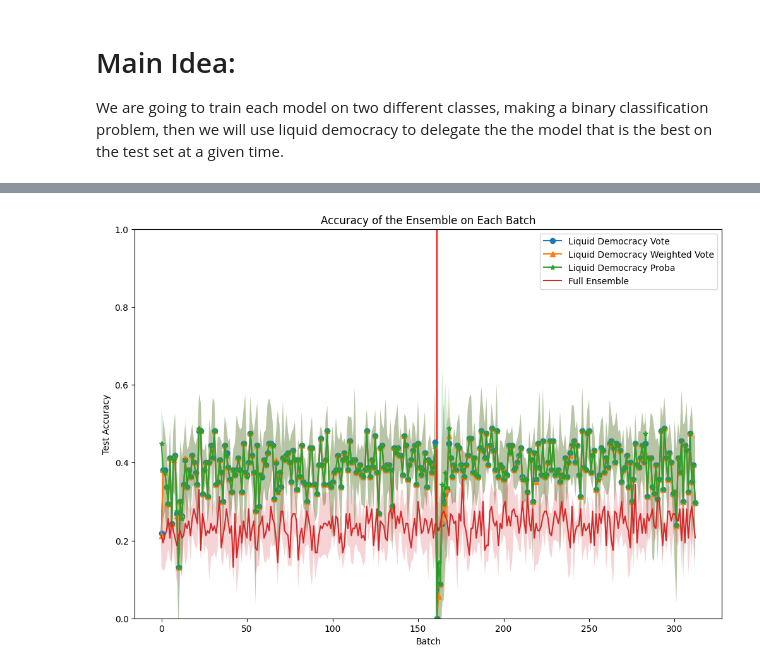
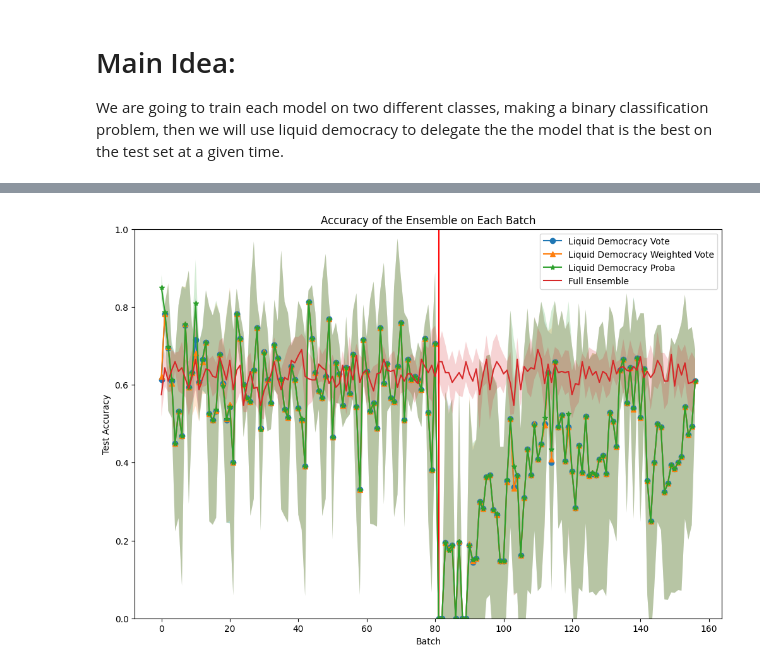
Before and after one commit to cartgr/banditLiquidDem, a Jupyter notebook: covariate_shift/fixed_clfs_multi_class.ipynb, the cells around one changed output, grey strips where cells are left out. Saved outputs shown, nothing was run; the diff lists cells and outputs as text; code cells hidden in the pictures.

```diff
--- a/covariate_shift/fixed_clfs_multi_class.ipynb
+++ b/covariate_shift/fixed_clfs_multi_class.ipynb
@@ -497,28 +211,16 @@ print(delegation_mechanism.delegations)
 # %%
-# plot the accuracy of the ensemble on each batch
-
-split = len(loader_test_04)
-# split_23 = len(loader_test_01) + len(loader_test_23)
-# split_45 = len(loader_test_01) + len(loader_test_23) + len(loader_test_45)
-# split_67 = len(loader_test_01) + len(loader_test_23) + len(loader_test_45) + len(loader_test_67)
-# split_89 = len(loader_test_01) + len(loader_test_23) + len(loader_test_45) + len(loader_test_67) + len(loader_test_89)
+# Plot test accuracy on the first set of digits
 
 plt.figure(figsize=(12, 8))
-
-# plt.axvline(x=split_01, color="r")
-# plt.axvline(x=split_23, color="r")
-# plt.axvline(x=split_45, color="r")
-# plt.axvline(x=split_67, color="r")
-# plt.axvline(x=split_89, color="r")
-
-plt.axvline(x=split, color="r")
+for split in ensemble.test_split_indices[:-1]:
+    plt.axvline(x=split, color="r")
 
 plt.plot(liquid_dem_vote_accs, marker="o", label="Liquid Democracy Vote")
 plt.plot(
     liquid_dem_weighted_vote_accs, marker="^", label="Liquid Democracy Weighted Vote"
 )
 plt.plot(liquid_dem_proba_accs, marker="*", label="Liquid Democracy Proba")
-plt.plot(full_ensembel_accs, label="Full Ensemble")
+plt.plot(full_ensemble_accs, label="Full Ensemble")
 plt.xlabel("Batch")
 plt.ylabel("Test Accuracy")
 plt.title("Accuracy of the Ensemble on Each Batch")
@@ -605,40 +307,20 @@ all_liquid_dem_proba_accs = []
 all_full_ensembel_accs = []
 
 for i in range(num_experiments):
-    test_indices_04 = [i for i, label in enumerate(mnist_test.targets) if label <= 4]
-    test_indices_59 = [i for i, label in enumerate(mnist_test.targets) if label >= 5]
 
-    subset_test_04 = Subset(mnist_test, test_indices_04)
-    subset_test_59 = Subset(mnist_test, test_indices_59)
+    test_loader, split_indices = ensemble.prepare_test_loaders()
 
-    loader_test_04 = DataLoader(
-        subset_test_04,
-        batch_size=32,
-        shuffle=True,
-    )
-    loader_test_59 = DataLoader(
-        subset_test_59,
-        batch_size=32,
-        shuffle=True,
-    )
-
-    loader_test_04 = list(loader_test_04)
-    loader_test_59 = list(loader_test_59)
-
-    test_loader = loader_test_04 + loader_test_59
-
-    voters = [Voter(model, i) for i, model in enumerate(models)]
-    delegation_mechanism = DelegationMechanism()
+    voters = [ens.Voter(model, i) for i, model in enumerate(models)]
+    delegation_mechanism = ens.DelegationMechanism(batch_size=batch_size, window_size=20)
 
     liquid_dem_proba_accs = []
     liquid_dem_vote_accs = []
     liquid_dem_weighted_vote_accs = []
-    full_ensembel_accs = []
+    full_ensemble_accs = []
 
-    # No warm start
-
-    for data, target in tqdm(test_loader):
-        data, target = data.to(device), target.to(device)
+    # Do predictions/delegations for all batches in training set
+    for batch_idx, (data, target) in tqdm(enumerate(test_loader)):
+        data, target = data.to(ensemble.device), target.to(ensemble.device)
 
         gurus = delegation_mechanism.get_gurus(voters)
         # print(len(gurus))
@@ -647,16 +329,13 @@ for i in range(num_experiments):
             # print(guru.CI)
             predictions = guru.predict(data)
 
-            # print(predictions.shape)
-            # print(predictions)
-            # print(target.shape)
-
             point_wise_accuracies = (predictions == target).float().tolist()
             guru.accuracy.extend(point_wise_accuracies)
 
             guru.batch_accuracies.append(
                 sum(point_wise_accuracies) / len(point_wise_accuracies)
             )
+            guru.batch_accuracies_dict[batch_idx] = guru.batch_accuracies[-1]   # store accuracy on each single batch
 
         # get all of the gurus to predict then take the majority vote
         liquid_dem_preds = []
@@ -708,7 +387,7 @@ for i in range(num_experiments):
         # Apply the custom majority vote
         full_ensemble_preds = custom_majority_vote(full_ensemble_preds)
 
-        full_ensembel_accs.append((full_ensemble_preds == target).float().mean().item())
+        full_ensemble_accs.append((full_ensemble_preds == target).float().mean().item())
 
         # print(delegation_mechanism.delegations)
 
@@ -723,7 +402,7 @@ for i in range(num_experiments):
     all_liquid_dem_vote_accs.append(liquid_dem_vote_accs)
     all_liquid_dem_weighted_vote_accs.append(liquid_dem_weighted_vote_accs)
     all_liquid_dem_proba_accs.append(liquid_dem_proba_accs)
-    all_full_ensembel_accs.append(full_ensembel_accs)
+    all_full_ensembel_accs.append(full_ensemble_accs)
 
 all_liquid_dem_vote_accs = np.array(all_liquid_dem_vote_accs)
 all_liquid_dem_weighted_vote_accs = np.array(all_liquid_dem_weighted_vote_accs)
@@ -739,14 +418,14 @@ liquid_dem_weighted_vote_accs_std = np.std(all_liquid_dem_weighted_vote_accs, ax
 liquid_dem_proba_accs_mean = np.mean(all_liquid_dem_proba_accs, axis=0)
 liquid_dem_proba_accs_std = np.std(all_liquid_dem_proba_accs, axis=0)
 
-full_ensembel_accs_mean = np.mean(all_full_ensembel_accs, axis=0)
-full_ensembel_accs_std = np.std(all_full_ensembel_accs, axis=0)
+full_ensemble_accs_mean = np.mean(all_full_ensembel_accs, axis=0)
+full_ensemble_accs_std = np.std(all_full_ensembel_accs, axis=0)
 
-split = len(loader_test_04)
 
 plt.figure(figsize=(12, 8))
+for split in split_indices[:-1]:
+    plt.axvline(x=split, color="r")
 
-plt.axvline(x=split, color="r")
 
 plt.plot(liquid_dem_vote_accs_mean, marker="o", label="Liquid Democracy Vote")
 plt.fill_between(
@@ -763,38 +442,38 @@ plt.plot(
 )
 plt.fill_between(
     range(len(liquid_dem_weighted_vote_accs_mean)),
     liquid_dem_weighted_vote_accs_mean - liquid_dem_weighted_vote_accs_std,
     liquid_dem_weighted_vote_accs_mean + liquid_dem_weighted_vote_accs_std,
     alpha=0.2,
 )
 
 plt.plot(liquid_dem_proba_accs_mean, marker="*", label="Liquid Democracy Proba")
 plt.fill_between(
     range(len(liquid_dem_proba_accs_mean)),
     liquid_dem_proba_accs_mean - liquid_dem_proba_accs_std,
     liquid_dem_proba_accs_mean + liquid_dem_proba_accs_std,
     alpha=0.2,
 )
 
-plt.plot(full_ensembel_accs_mean, label="Full Ensemble")
+plt.plot(full_ensemble_accs_mean, label="Full Ensemble")
 plt.fill_between(
-    range(len(full_ensembel_accs_mean)),
-    full_ensembel_accs_mean - full_ensembel_accs_std,
-    full_ensembel_accs_mean + full_ensembel_accs_std,
+    range(len(full_ensemble_accs_mean)),
+    full_ensemble_accs_mean - full_ensemble_accs_std,
+    full_ensemble_accs_mean + full_ensemble_accs_std,
     alpha=0.2,
 )
 
 plt.xlabel("Batch")
 plt.ylabel("Test Accuracy")
 
 # set lower y limit to 0
 plt.ylim(0, 1)
 
 plt.title("Accuracy of the Ensemble on Each Batch")
 plt.legend()
 plt.show()
 # %% [output]
-[figure, old version]
+[figure, new version]
 # %%
 # print the number of batches where the proba method outperformed all other methods
 print(
```
Also changed, not shown: parts of 20 cells of this notebook, 4 other files.
